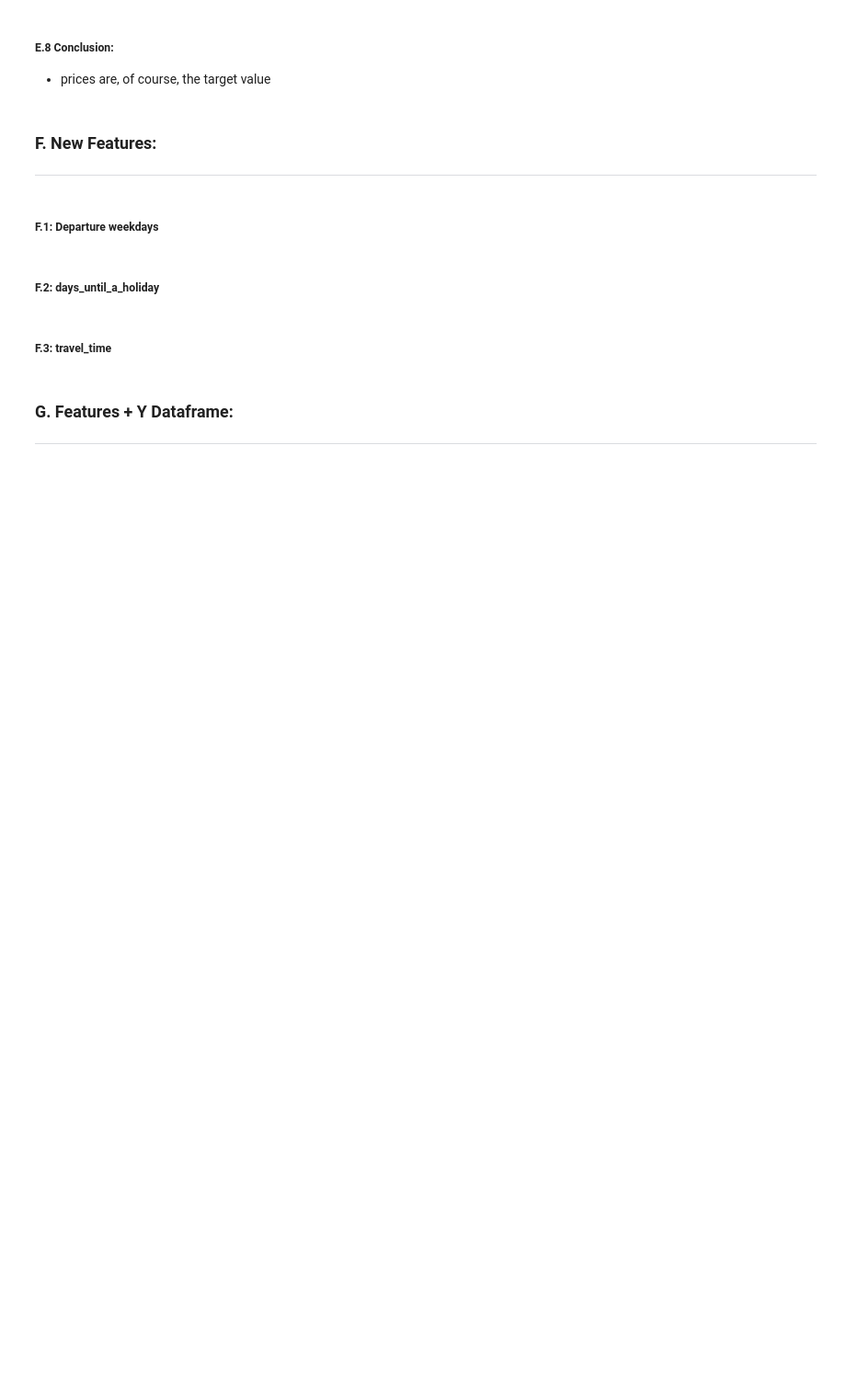
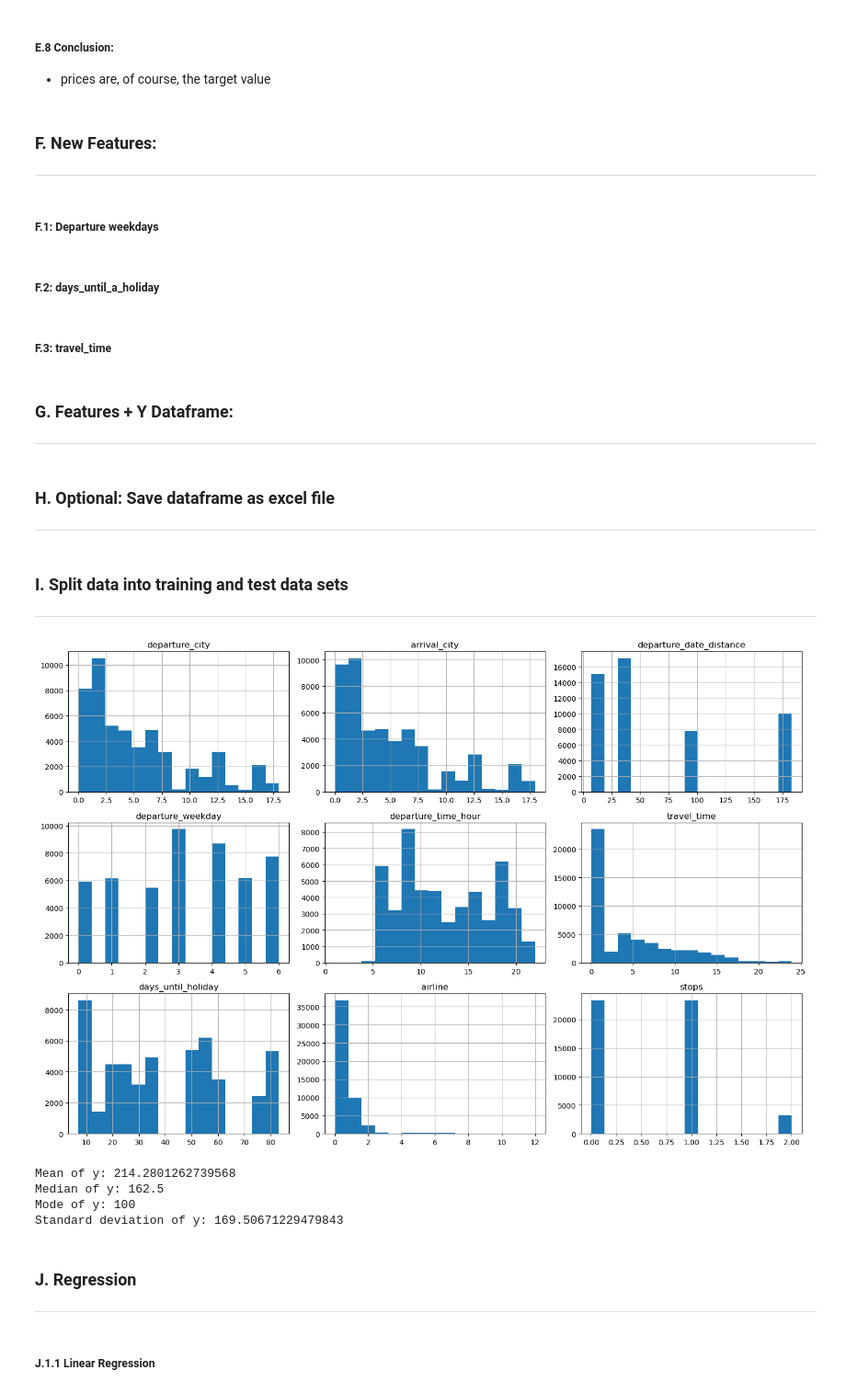
Before and after one commit to joss-thu/MLProj-GermanAirFares, a Jupyter notebook: German_Air_fares/ML_Project_AirFares.ipynb, the cells around one changed output. Shown at 92% size. Cells and saved outputs as stored; diff of their text form; code cells hidden in the pictures; blank space fills up the shorter version.

```diff
--- a/German_Air_fares/ML_Project_AirFares.ipynb
+++ b/German_Air_fares/ML_Project_AirFares.ipynb
@@ -273,6 +280,9 @@ df['days_until_holiday'] = (df['next_holiday'] - df['departure_date']).dt.days
 # Calculate the difference between departure and arrival times in hours
 df['travel_time'] = (pd.to_datetime(df['arrival_time'], format='%H:%M') - pd.to_datetime(df['departure_time'], format='%H:%M')).dt.total_seconds() / 3600
 
+# If travel time is negative, add 24 hours
+df['travel_time'] = df['travel_time'].apply(lambda x: x + 24 if x < 0 else x)
+
 # Normalize the travel time
 df['travel_time'] =  df['travel_time'].apply(lambda x: round(x, 2))
 # %% [markdown]
@@ -281,3 +291,6 @@ df['travel_time'] =  df['travel_time'].apply(lambda x: round(x, 2))
 # %%
 df = df.drop(['scrape_date', 'departure_date', 'next_holiday', 'departure_time', 'arrival_time'],axis=1)
 df = df[['departure_city', 'arrival_city',	'departure_date_distance',	'departure_weekday', 'departure_time_hour', 'travel_time', 'days_until_holiday', 'airline',	'stops', 'price']]
+# %% [markdown]
+### H. Optional: Save dataframe as excel file
+-- -----------
@@ -283,0 +299,43 @@ df = df[['departure_city', 'arrival_city',	'departure_date_distance',	'departure
+# %% [markdown]
+### I. Split data into training and test data sets
+-- -----------
+# %%
+# x -> Feature variables
+x = df.iloc[:,0:-1]
+
+# y -> Target variable
+y = df['price'];
+
+# selected_features = ["departure_date_distance", "departure_weekday", "departure_time_hour", "travel_time", "days_until_holiday", "airline", "stops" ]
+# x_features_selected = x[selected_features]
+
+# Split into train and test data
+x_train, x_test, y_train, y_test = train_test_split(x, y, test_size = 0.2, random_state = 42)
+# %%
+# Histograms of all features
+x_train.hist(bins=15, figsize=(15, 10))
+plt.tight_layout()
+plt.show()
+# %% [output]
+[figure, added]
+# %%
+# Statistical analysis of dependent variable.
+mean_y = np.mean(y)
+median_y = np.median(y)
+mode_y = stats.mode(y)
+std_dev_y = np.std(y)
+
+print(f"Mean of y: {mean_y}")
+print(f"Median of y: {median_y}")
+print(f"Mode of y: {mode_y.mode}")
+print(f"Standard deviation of y: {std_dev_y}")
+# %% [output]
+Mean of y: 214.2801262739568
+Median of y: 162.5
+Mode of y: 100
+Standard deviation of y: 169.50671229479843
+# %% [markdown]
+### J. Regression
+-- -----------
+# %% [markdown]
+##### J.1.1 Linear Regression
```
Also changed, not shown: parts of 32 cells of this notebook.
